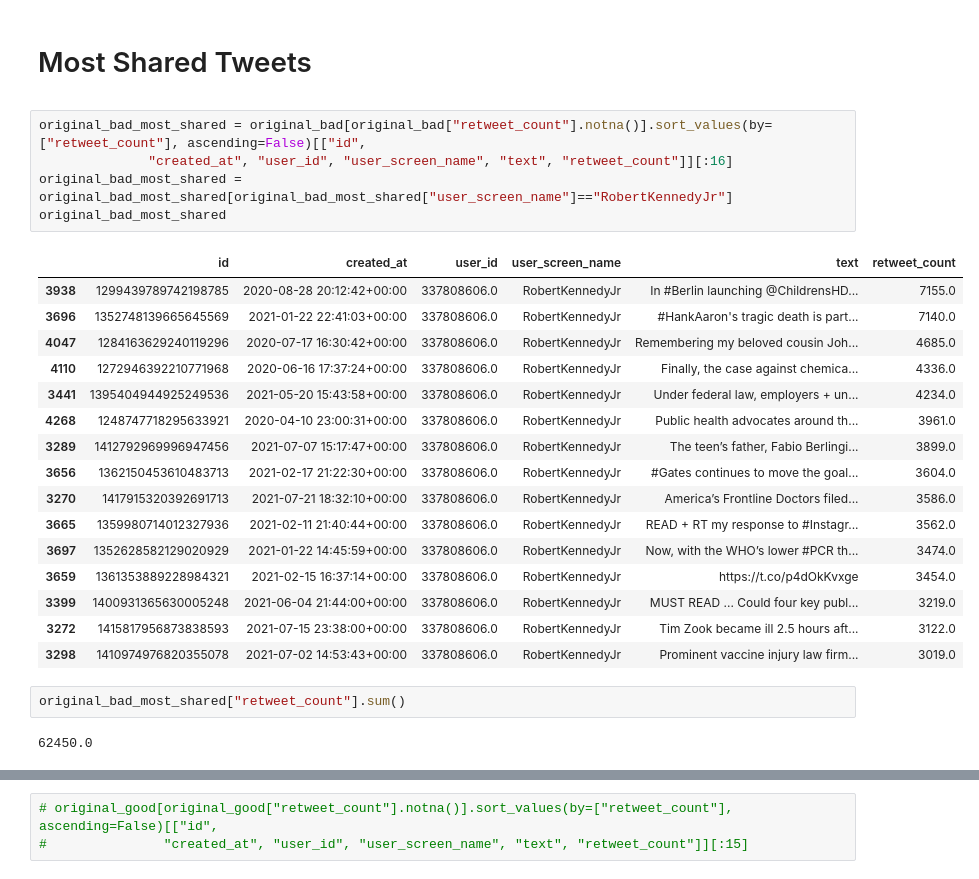
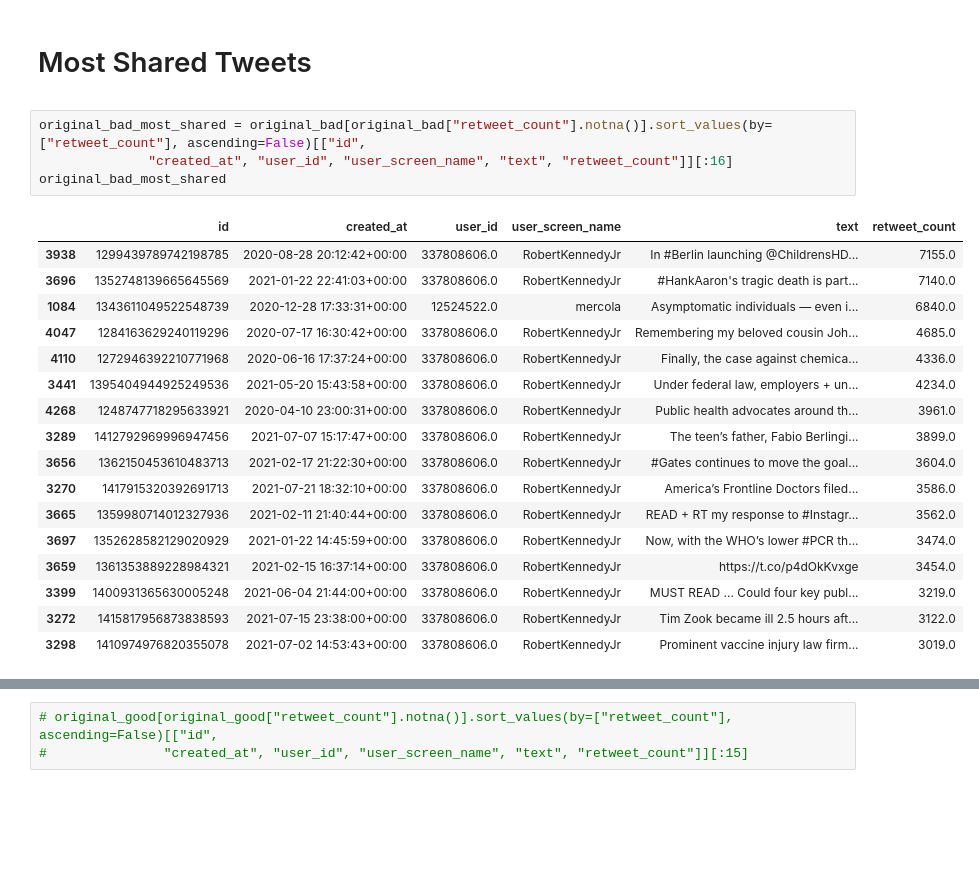
Before and after one commit to gi-ux/BachelorProject, a Jupyter notebook: notebook/dozen/Dozen_Comparison.ipynb, the cells around one changed output, grey strips where cells are left out. Cells and saved outputs as stored; diff of their text form; blank space fills up the shorter version.

```diff
--- a/notebook/dozen/Dozen_Comparison.ipynb
+++ b/notebook/dozen/Dozen_Comparison.ipynb
@@ -339,12 +338,12 @@ fig.show()
 # %%
 original_bad_most_shared = original_bad[original_bad["retweet_count"].notna()].sort_values(by=["retweet_count"], ascending=False)[["id",
               "created_at", "user_id", "user_screen_name", "text", "retweet_count"]][:16]
-original_bad_most_shared = original_bad_most_shared[original_bad_most_shared["user_screen_name"]=="RobertKennedyJr"]
 original_bad_most_shared
 # %% [output]
 |  | id | created_at | user_id | user_screen_name | text | retweet_count |
 | 3938 | 1299439789742198785 | 2020-08-28 20:12:42+00:00 | 337808606.0 | RobertKennedyJr | In #Berlin launching @ChildrensHD... | 7155.0 |
 | 3696 | 1352748139665645569 | 2021-01-22 22:41:03+00:00 | 337808606.0 | RobertKennedyJr | #HankAaron's tragic death is part... | 7140.0 |
+| 1084 | 1343611049522548739 | 2020-12-28 17:33:31+00:00 | 12524522.0 | mercola | Asymptomatic individuals — even i... | 6840.0 |
 | 4047 | 1284163629240119296 | 2020-07-17 16:30:42+00:00 | 337808606.0 | RobertKennedyJr | Remembering my beloved cousin Joh... | 4685.0 |
 | 4110 | 1272946392210771968 | 2020-06-16 17:37:24+00:00 | 337808606.0 | RobertKennedyJr | Finally, the case against chemica... | 4336.0 |
 | 3441 | 1395404944925249536 | 2021-05-20 15:43:58+00:00 | 337808606.0 | RobertKennedyJr | Under federal law, employers + un... | 4234.0 |
@@ -358,7 +357,3 @@ original_bad_most_shared
 | 3399 | 1400931365630005248 | 2021-06-04 21:44:00+00:00 | 337808606.0 | RobertKennedyJr | MUST READ ... Could four key publ... | 3219.0 |
 | 3272 | 1415817956873838593 | 2021-07-15 23:38:00+00:00 | 337808606.0 | RobertKennedyJr | Tim Zook became ill 2.5 hours aft... | 3122.0 |
 | 3298 | 1410974976820355078 | 2021-07-02 14:53:43+00:00 | 337808606.0 | RobertKennedyJr | Prominent vaccine injury law firm... | 3019.0 |
-# %%
-original_bad_most_shared["retweet_count"].sum()
-# %% [output]
-62450.0
```
Also changed, not shown: parts of 12 cells of this notebook, 10 other files.
